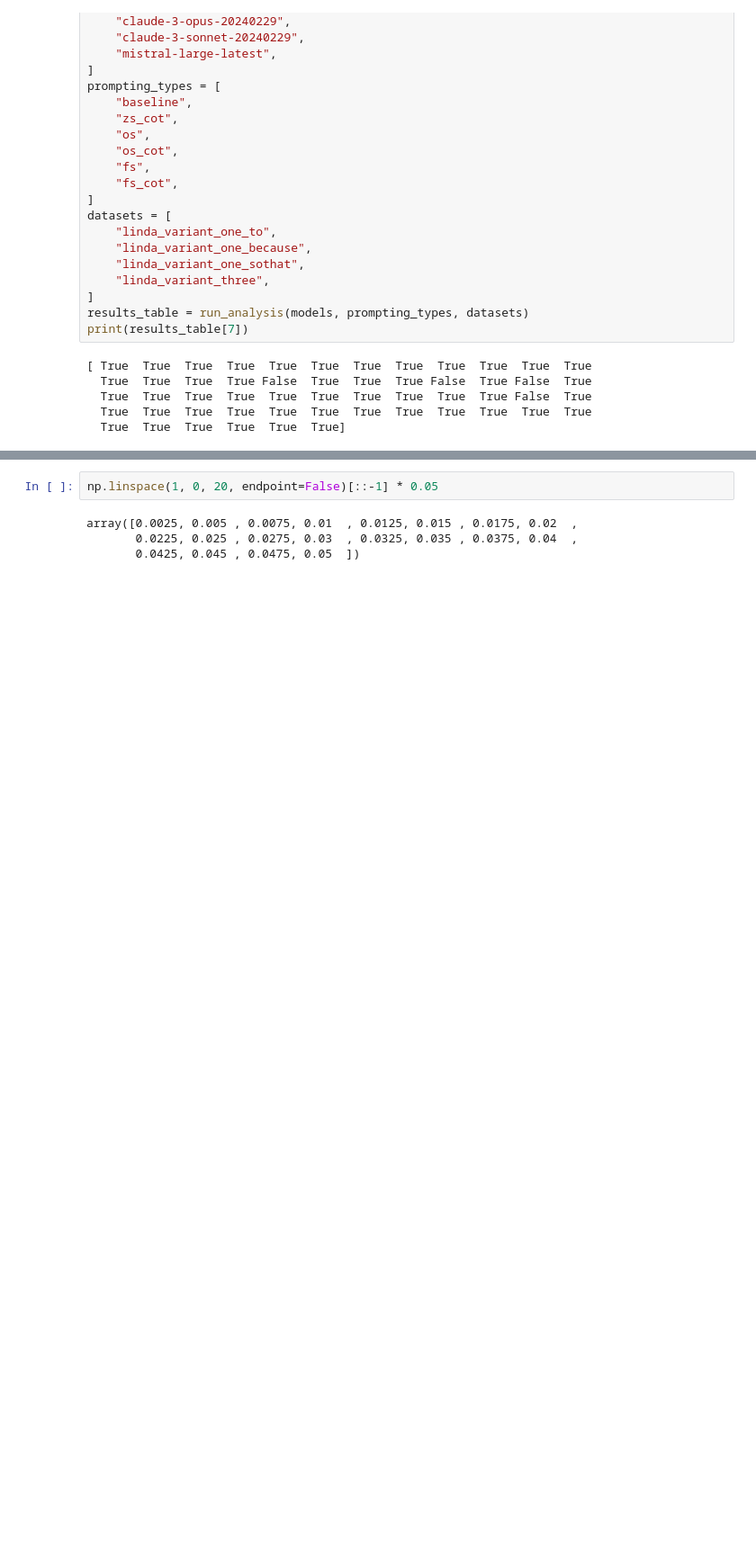
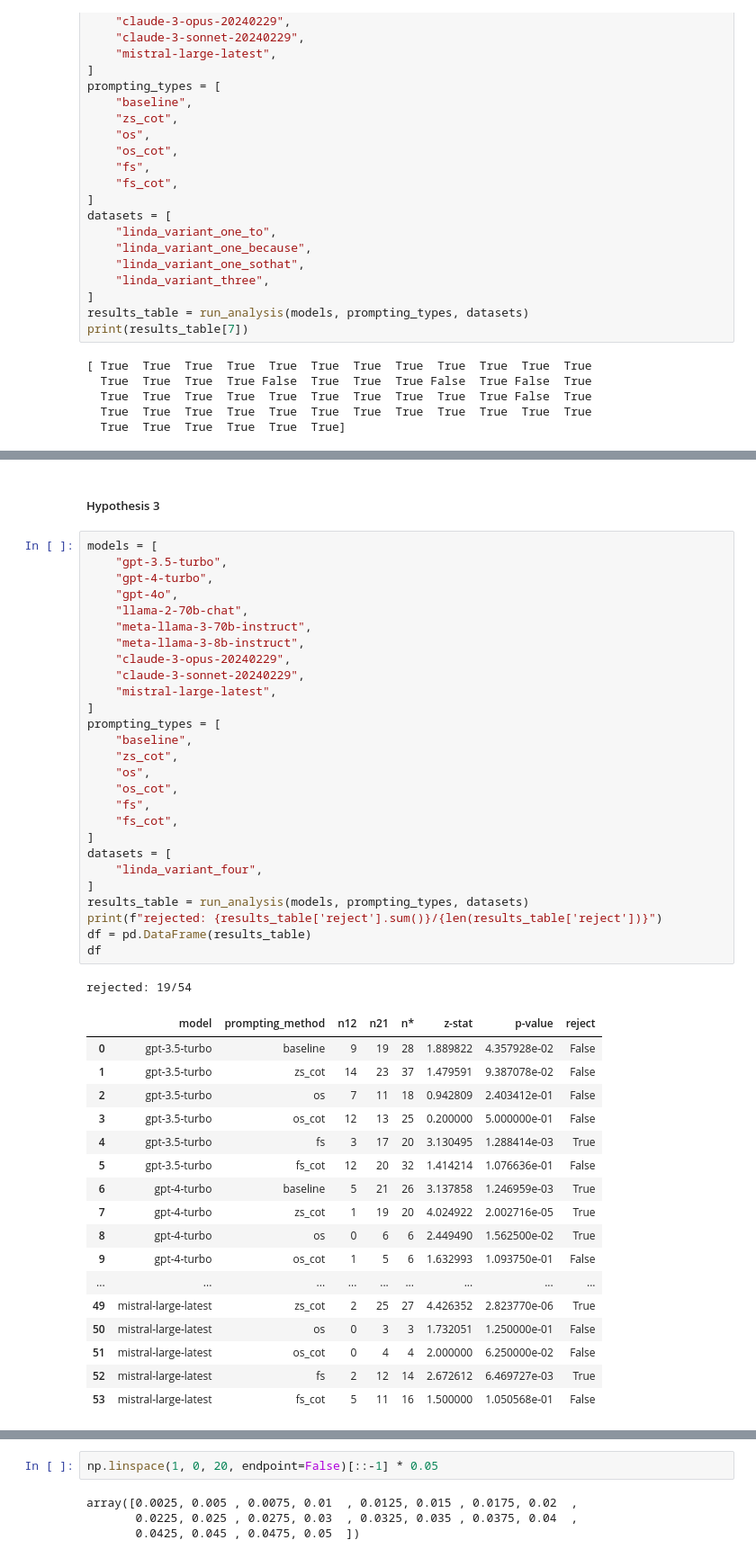
Before and after one commit to Fjallripa/llm_token_bias, a Jupyter notebook: analysis.ipynb, the cells around one changed output, grey strips where cells are left out. Shown at 90% size. Drawn from its saved outputs; the diff is of its cells as text; blank space fills up the shorter version.

```diff
--- a/analysis.ipynb
+++ b/analysis.ipynb
@@ -225,0 +399,48 @@ print(results_table[7])
+# %% [markdown]
+##### Hypothesis 3
+# %%
+models = [
+    "gpt-3.5-turbo",
+    "gpt-4-turbo",
+    "gpt-4o",
+    "llama-2-70b-chat",
+    "meta-llama-3-70b-instruct",
+    "meta-llama-3-8b-instruct",
+    "claude-3-opus-20240229",
+    "claude-3-sonnet-20240229",
+    "mistral-large-latest",
+]
+prompting_types = [
+    "baseline",
+    "zs_cot",
+    "os",
+    "os_cot",
+    "fs",
+    "fs_cot",
+]
+datasets = [
+    "linda_variant_four",
+]
+results_table = run_analysis(models, prompting_types, datasets)
+print(f"rejected: {results_table['reject'].sum()}/{len(results_table['reject'])}")
+df = pd.DataFrame(results_table)
+df
+# %% [output]
+rejected: 19/54
+|  | model | prompting_method | n12 | n21 | n* | z-stat | p-value | reject |
+| 0 | gpt-3.5-turbo | baseline | 9 | 19 | 28 | 1.889822 | 4.357928e-02 | False |
+| 1 | gpt-3.5-turbo | zs_cot | 14 | 23 | 37 | 1.479591 | 9.387078e-02 | False |
+| 2 | gpt-3.5-turbo | os | 7 | 11 | 18 | 0.942809 | 2.403412e-01 | False |
+| 3 | gpt-3.5-turbo | os_cot | 12 | 13 | 25 | 0.200000 | 5.000000e-01 | False |
+| 4 | gpt-3.5-turbo | fs | 3 | 17 | 20 | 3.130495 | 1.288414e-03 | True |
+| 5 | gpt-3.5-turbo | fs_cot | 12 | 20 | 32 | 1.414214 | 1.076636e-01 | False |
+| 6 | gpt-4-turbo | baseline | 5 | 21 | 26 | 3.137858 | 1.246959e-03 | True |
+| 7 | gpt-4-turbo | zs_cot | 1 | 19 | 20 | 4.024922 | 2.002716e-05 | True |
+| 8 | gpt-4-turbo | os | 0 | 6 | 6 | 2.449490 | 1.562500e-02 | True |
+| 9 | gpt-4-turbo | os_cot | 1 | 5 | 6 | 1.632993 | 1.093750e-01 | False |
+| ... | ... | ... | ... | ... | ... | ... | ... | ... |
+| 49 | mistral-large-latest | zs_cot | 2 | 25 | 27 | 4.426352 | 2.823770e-06 | True |
+| 50 | mistral-large-latest | os | 0 | 3 | 3 | 1.732051 | 1.250000e-01 | False |
+| 51 | mistral-large-latest | os_cot | 0 | 4 | 4 | 2.000000 | 6.250000e-02 | False |
+| 52 | mistral-large-latest | fs | 2 | 12 | 14 | 2.672612 | 6.469727e-03 | True |
+| 53 | mistral-large-latest | fs_cot | 5 | 11 | 16 | 1.500000 | 1.050568e-01 | False |
```
Also changed, not shown: parts of 15 cells of this notebook.
